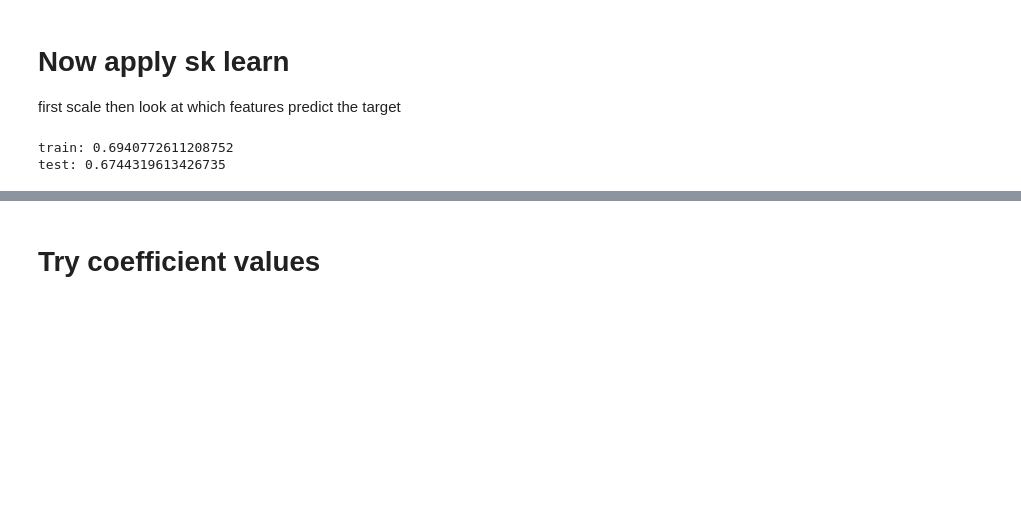
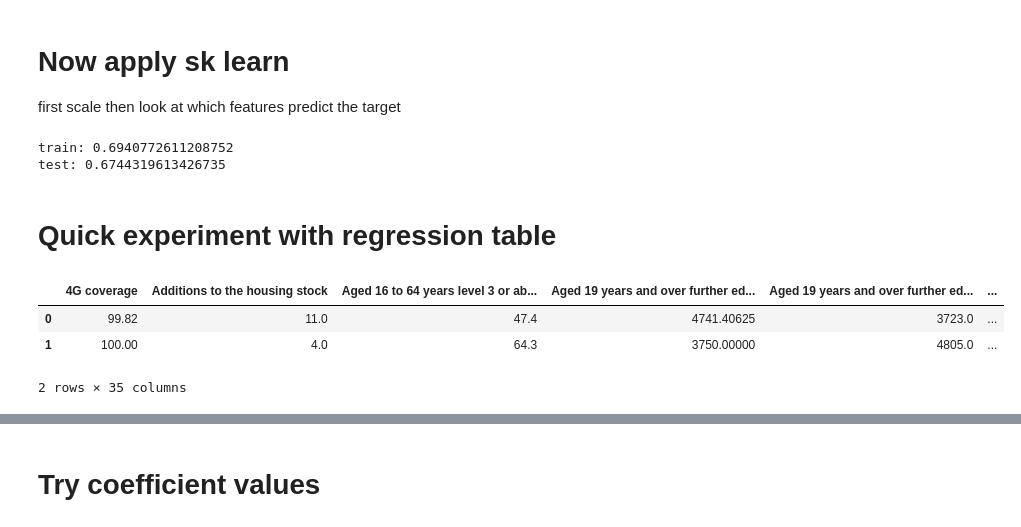
Before and after one commit to aworma4/Cost_of_living_GIS, a Jupyter notebook: feature_engineering.ipynb, the cells around one changed output, grey strips where cells are left out. Cells and saved outputs as stored; diff of their text form; code cells hidden in the pictures; blank space fills up the shorter version.

```diff
--- a/feature_engineering.ipynb
+++ b/feature_engineering.ipynb
@@ -125,3 +125,14 @@ print('test:',model.score(X_test,y_test))
 # %% [output]
 train: 0.6940772611208752
 test: 0.6744319613426735
+# %% [markdown]
+# Quick experiment with regression table
+# %%
+df_X_test = pd.DataFrame(X_test)
+df_X_test.columns = names
+df_X_test.head(2)
+# %% [output]
+|  | 4G coverage | Additions to the housing stock | Aged 16 to 64 years level 3 or ab... | Aged 19 years and over further ed... | Aged 19 years and over further ed... | ... |
+| 0 | 99.82 | 11.0 | 47.4 | 4741.40625 | 3723.0 | ... |
+| 1 | 100.00 | 4.0 | 64.3 | 3750.00000 | 4805.0 | ... |
+2 rows × 35 columns
```
Also changed, not shown: parts of 3 cells of this notebook.
